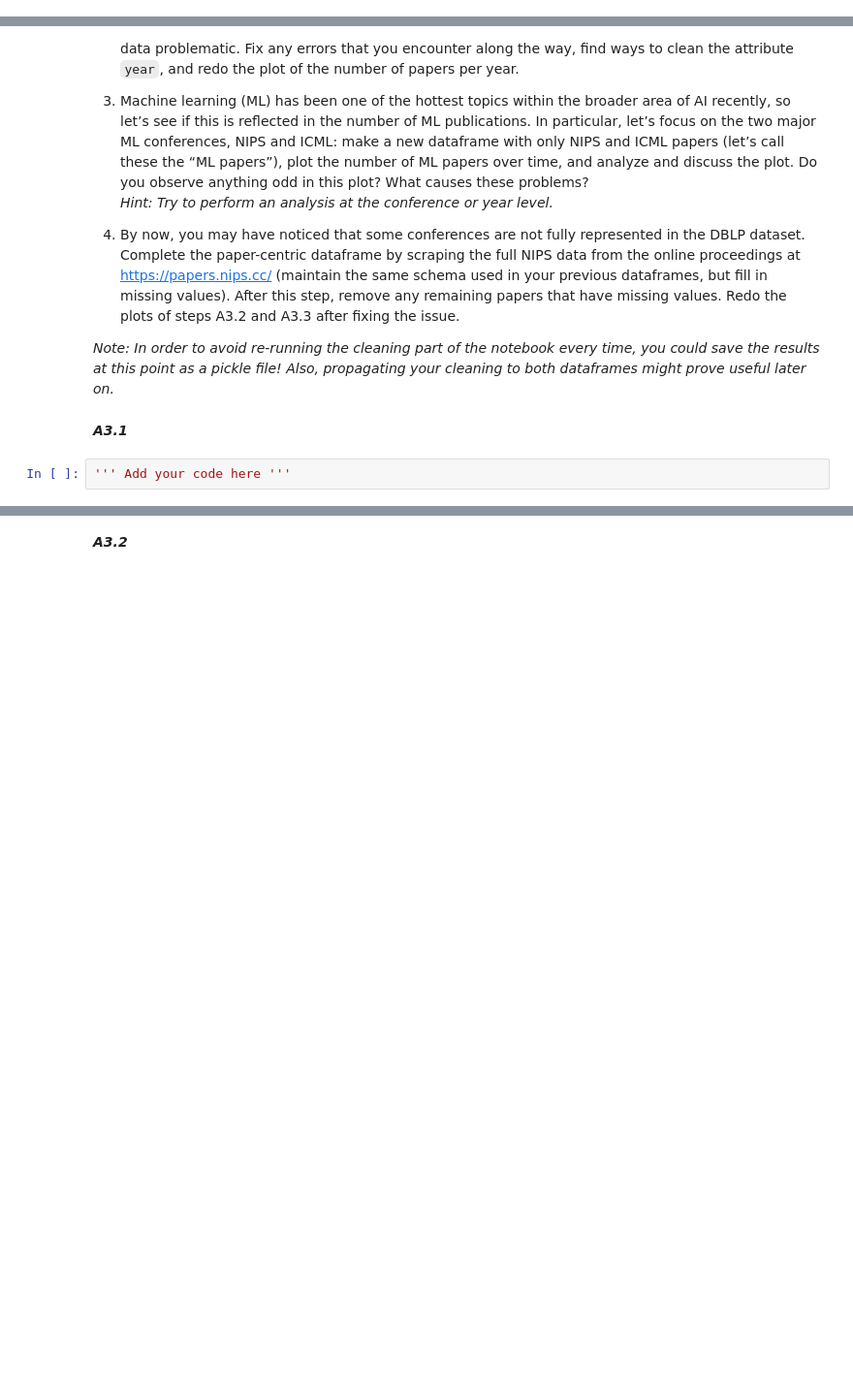
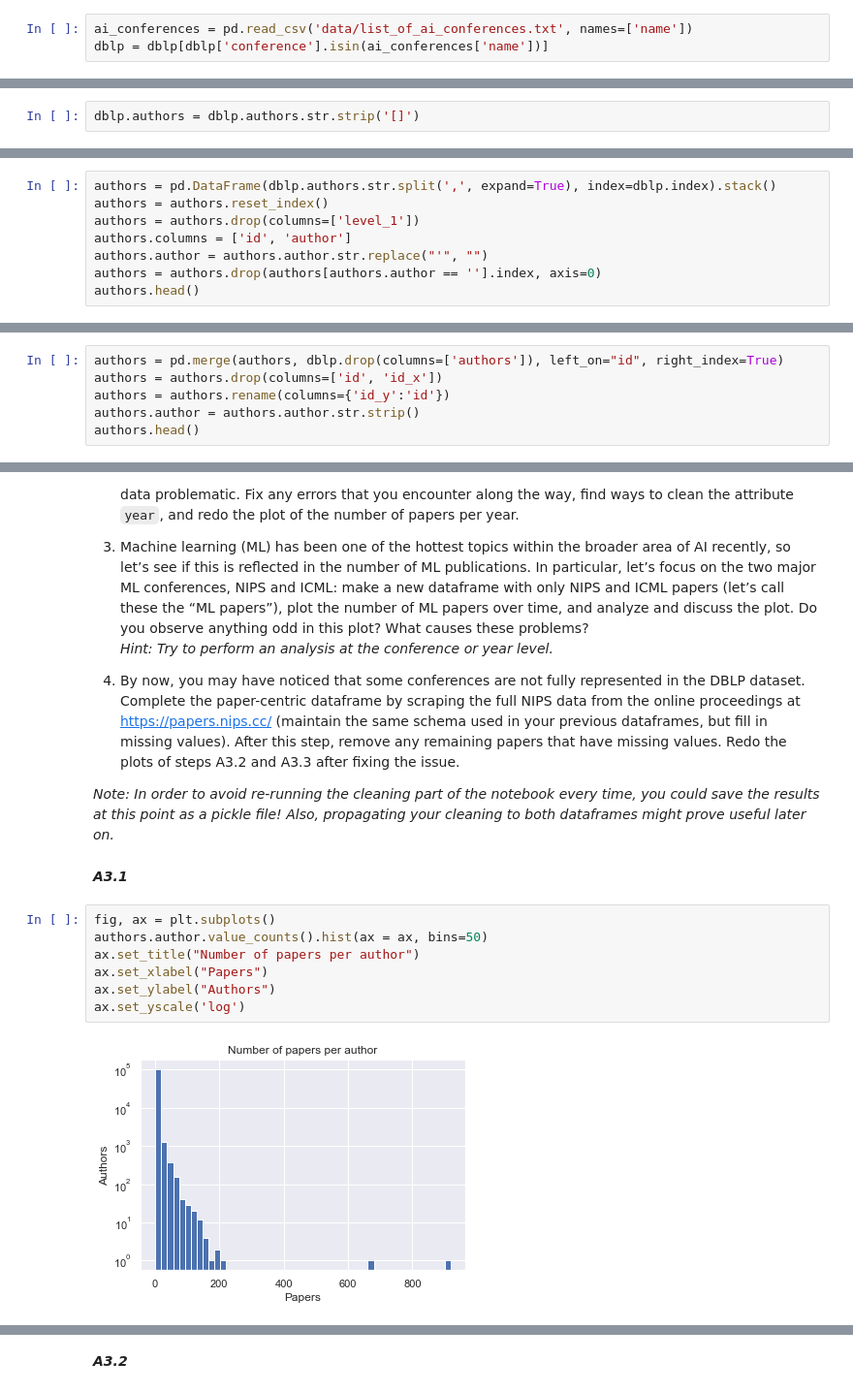
Before and after one commit to Lambo97/ADA-CS-401, a Jupyter notebook: Homework/01 - Pandas and Data Wrangling/hw1.ipynb, the cells around one changed output, grey strips where cells are left out. Shown at 97% size. Drawn from its saved outputs; the diff is of its cells as text; blank space fills up the shorter version.

```diff
--- a/Homework/01 - Pandas and Data Wrangling/hw1.ipynb
+++ b/Homework/01 - Pandas and Data Wrangling/hw1.ipynb
@@ -46,0 +65,3 @@ from bs4 import BeautifulSoup
+# %%
+ai_conferences = pd.read_csv('data/list_of_ai_conferences.txt', names=['name'])
+dblp = dblp[dblp['conference'].isin(ai_conferences['name'])]
@@ -52,0 +98,2 @@ The dataframe you created above was a paper-centric one. Now, we want you to cre
+# %%
+dblp.authors = dblp.authors.str.strip('[]')
@@ -52,0 +102,8 @@ The dataframe you created above was a paper-centric one. Now, we want you to cre
+# %%
+authors = pd.DataFrame(dblp.authors.str.split(',', expand=True), index=dblp.index).stack()
+authors = authors.reset_index()
+authors = authors.drop(columns=['level_1'])
+authors.columns = ['id', 'author']
+authors.author = authors.author.str.replace("'", "")
+authors = authors.drop(authors[authors.author == ''].index, axis=0)
+authors.head()
@@ -52,0 +119,6 @@ The dataframe you created above was a paper-centric one. Now, we want you to cre
+# %%
+authors = pd.merge(authors, dblp.drop(columns=['authors']), left_on="id", right_index=True)
+authors = authors.drop(columns=['id', 'id_x'])
+authors = authors.rename(columns={'id_y':'id'})
+authors.author = authors.author.str.strip()
+authors.head()
@@ -69,5 +152,12 @@ _Hint: Try to perform an analysis at the conference or year level._
 _Note: In order to avoid re-running the cleaning part of the notebook every time, you could save the results at this point as a pickle file! Also, propagating your cleaning to both dataframes might prove useful later on._
 # %% [markdown]
 ***A3.1***
-# %%
-''' Add your code here '''
+# %%
+fig, ax = plt.subplots()
+authors.author.value_counts().hist(ax = ax, bins=50)
+ax.set_title("Number of papers per author")
+ax.set_xlabel("Papers")
+ax.set_ylabel("Authors")
+ax.set_yscale('log')
+# %% [output]
+[figure, added]
```
Also changed, not shown: parts of 118 cells of this notebook.
